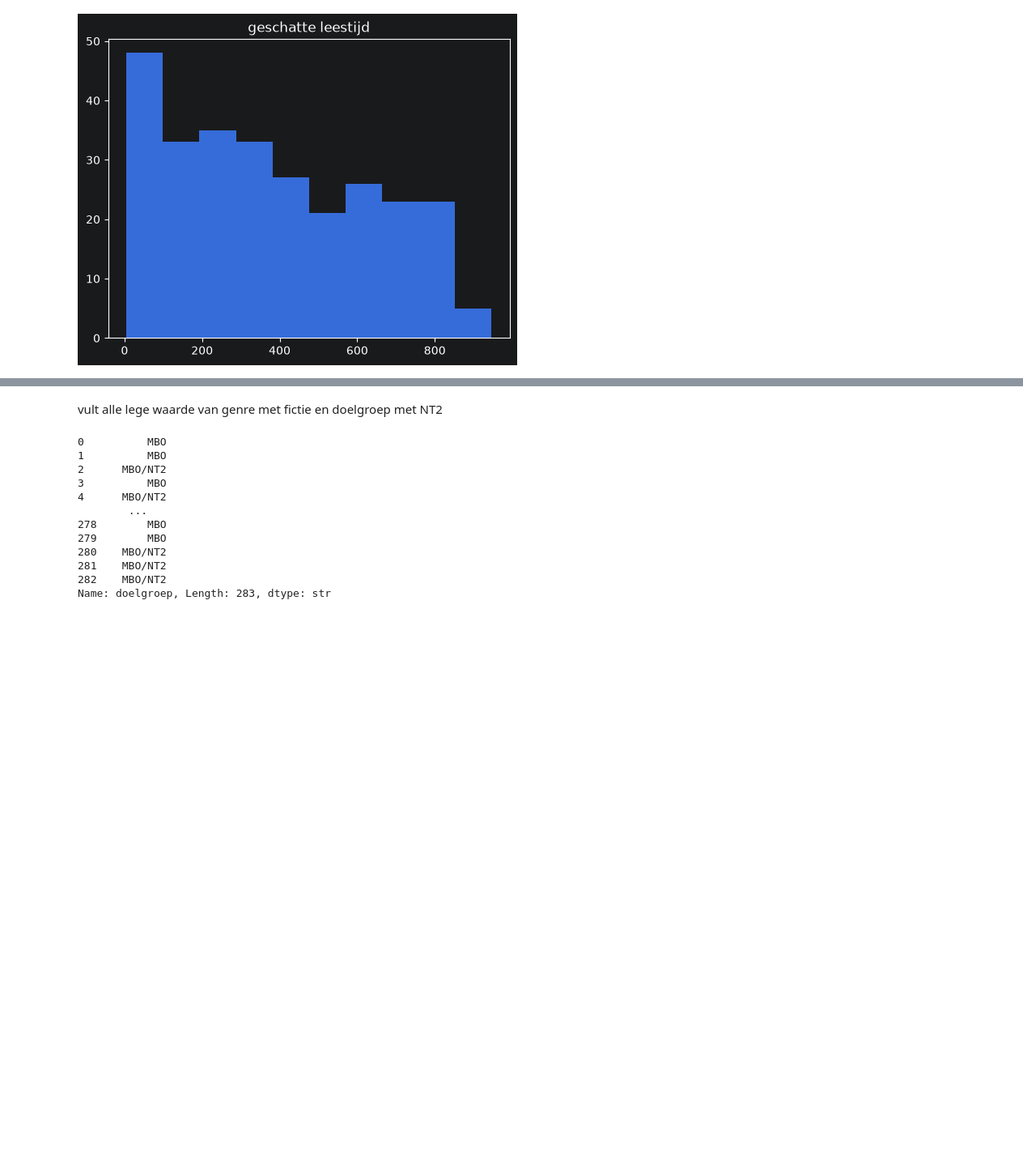
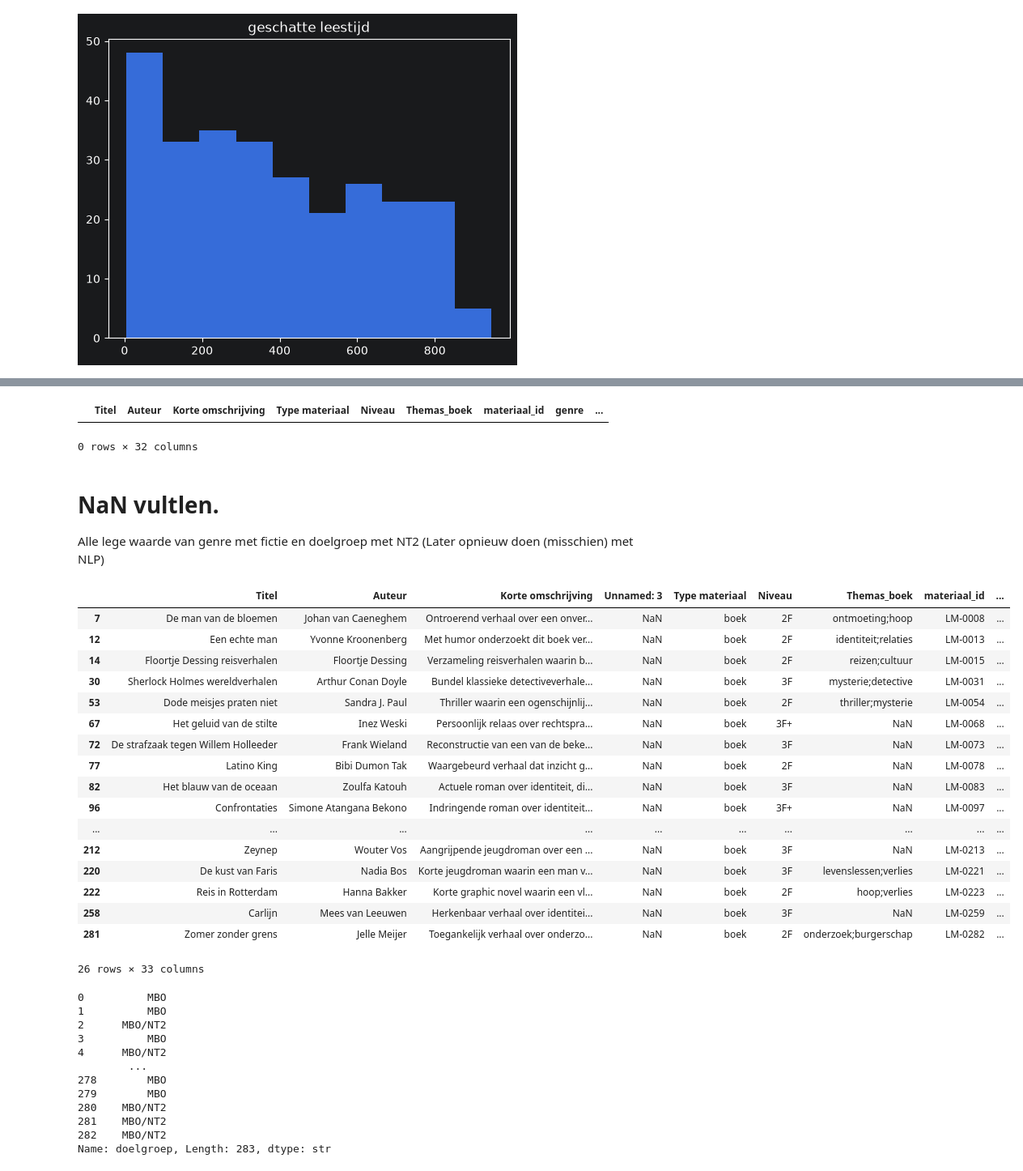
Before and after one commit to hamid1103/BookRecommendProject, a Jupyter notebook: Leesmaterial_J.ipynb, the cells around one changed output, grey strips where cells are left out. Shown at 81% size. Saved outputs shown, nothing was run; the diff lists cells and outputs as text; code cells hidden in the pictures; blank space fills up the shorter version.

```diff
--- a/Leesmaterial_J.ipynb
+++ b/Leesmaterial_J.ipynb
@@ -66,5 +86,38 @@ plt.show
+# %%
+# Vul lege geschatte leestijd met het gemiddelde van hetzelfde niveau
+LD["geschatte_leestijd_min"] = LD["geschatte_leestijd_min"].fillna(
+    LD.groupby("Niveau")["geschatte_leestijd_min"].transform("mean")
+)
+# Controle
+LD[(LD["geschatte_leestijd_min"].isnull())]
+# %% [output]
+|  | Titel | Auteur | Korte omschrijving | Type materiaal | Niveau | Themas_boek | materiaal_id | genre | ... |
+0 rows × 32 columns
 # %% [markdown]
-vult alle lege waarde van genre met fictie en doelgroep met NT2
+# NaN vultlen.
+Alle lege waarde van genre met fictie en doelgroep met NT2
+(Later opnieuw doen (misschien) met NLP)
+# %%
+LD[(LD["genre"].isnull())]
+# %% [output]
+|  | Titel | Auteur | Korte omschrijving | Unnamed: 3 | Type materiaal | Niveau | Themas_boek | materiaal_id | ... |
+| 7 | De man van de bloemen | Johan van Caeneghem | Ontroerend verhaal over een onver... | NaN | boek | 2F | ontmoeting;hoop | LM-0008 | ... |
+| 12 | Een echte man | Yvonne Kroonenberg | Met humor onderzoekt dit boek ver... | NaN | boek | 2F | identiteit;relaties | LM-0013 | ... |
+| 14 | Floortje Dessing reisverhalen | Floortje Dessing | Verzameling reisverhalen waarin b... | NaN | boek | 2F | reizen;cultuur | LM-0015 | ... |
+| 30 | Sherlock Holmes wereldverhalen | Arthur Conan Doyle | Bundel klassieke detectiveverhale... | NaN | boek | 3F | mysterie;detective | LM-0031 | ... |
+| 53 | Dode meisjes praten niet | Sandra J. Paul | Thriller waarin een ogenschijnlij... | NaN | boek | 2F | thriller;mysterie | LM-0054 | ... |
+| 67 | Het geluid van de stilte | Inez Weski | Persoonlijk relaas over rechtspra... | NaN | boek | 3F+ | NaN | LM-0068 | ... |
+| 72 | De strafzaak tegen Willem Holleeder | Frank Wieland | Reconstructie van een van de beke... | NaN | boek | 3F | NaN | LM-0073 | ... |
+| 77 | Latino King | Bibi Dumon Tak | Waargebeurd verhaal dat inzicht g... | NaN | boek | 2F | NaN | LM-0078 | ... |
+| 82 | Het blauw van de oceaan | Zoulfa Katouh | Actuele roman over identiteit, di... | NaN | boek | 3F | NaN | LM-0083 | ... |
+| 96 | Confrontaties | Simone Atangana Bekono | Indringende roman over identiteit... | NaN | boek | 3F+ | NaN | LM-0097 | ... |
+| ... | ... | ... | ... | ... | ... | ... | ... | ... | ... |
+| 212 | Zeynep | Wouter Vos | Aangrijpende jeugdroman over een ... | NaN | boek | 3F | NaN | LM-0213 | ... |
+| 220 | De kust van Faris | Nadia Bos | Korte jeugdroman waarin een man v... | NaN | boek | 3F | levenslessen;verlies | LM-0221 | ... |
+| 222 | Reis in Rotterdam | Hanna Bakker | Korte graphic novel waarin een vl... | NaN | boek | 2F | hoop;verlies | LM-0223 | ... |
+| 258 | Carlijn | Mees van Leeuwen | Herkenbaar verhaal over identitei... | NaN | boek | 3F | NaN | LM-0259 | ... |
+| 281 | Zomer zonder grens | Jelle Meijer | Toegankelijk verhaal over onderzo... | NaN | boek | 2F | onderzoek;burgerschap | LM-0282 | ... |
+26 rows × 33 columns
 # %%
 LD["genre"] = LD["genre"].fillna("fictie")
 LD["doelgroep"].fillna("NT2")
```
Also changed, not shown: parts of 25 cells of this notebook.
